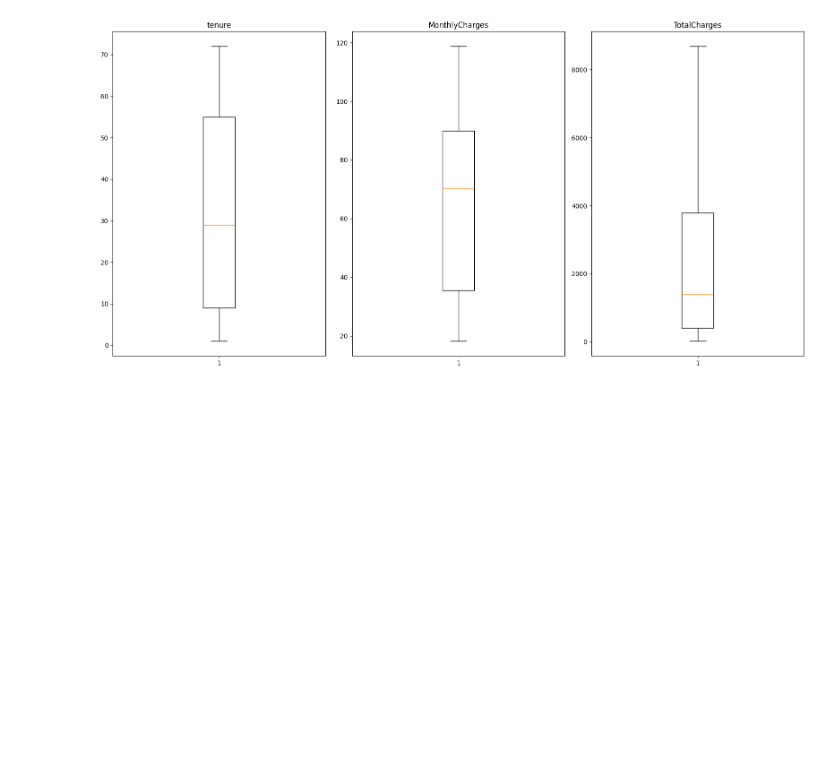
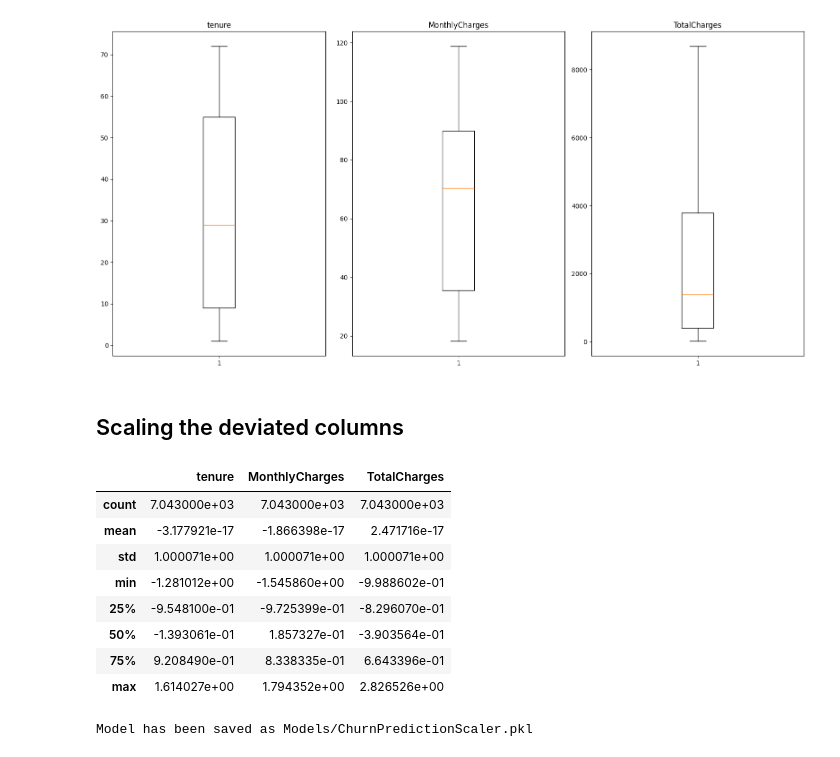
Before and after one commit to AhmadJer99/ChurnPrediction-TelcomData, a Jupyter notebook: ChurnPrediction.ipynb, the cells around one changed output. Cells and saved outputs as stored; diff of their text form; code cells hidden in the pictures; blank space fills up the shorter version.

```diff
--- a/ChurnPrediction.ipynb
+++ b/ChurnPrediction.ipynb
@@ -275,3 +275,31 @@ plt.show()
 # Apparently there are no outliers in the dataset.
 # %% [output]
 [figure]
+# %% [markdown]
+## Scaling the deviated columns
+# %%
+from sklearn.preprocessing import StandardScaler
+scaler = StandardScaler()
+
+df[DeviatedColumns] = scaler.fit_transform(df[DeviatedColumns])
+df[DeviatedColumns].describe()
+# %% [output]
+|  | tenure | MonthlyCharges | TotalCharges |
+| count | 7.043000e+03 | 7.043000e+03 | 7.043000e+03 |
+| mean | -3.177921e-17 | -1.866398e-17 | 2.471716e-17 |
+| std | 1.000071e+00 | 1.000071e+00 | 1.000071e+00 |
+| min | -1.281012e+00 | -1.545860e+00 | -9.988602e-01 |
+| 25% | -9.548100e-01 | -9.725399e-01 | -8.296070e-01 |
+| 50% | -1.393061e-01 | 1.857327e-01 | -3.903564e-01 |
+| 75% | 9.208490e-01 | 8.338335e-01 | 6.643396e-01 |
+| max | 1.614027e+00 | 1.794352e+00 | 2.826526e+00 |
+# %%
+import pickle # saving the model
+filename = 'Models/ChurnPredictionScaler.pkl'
+
+with open(filename,'wb') as file:
+    pickle.dump(scaler, file)
+
+    print(f'Model has been saved as {filename}')
+# %% [output]
+Model has been saved as Models/ChurnPredictionScaler.pkl
```
Also changed, not shown: 1 other file.
